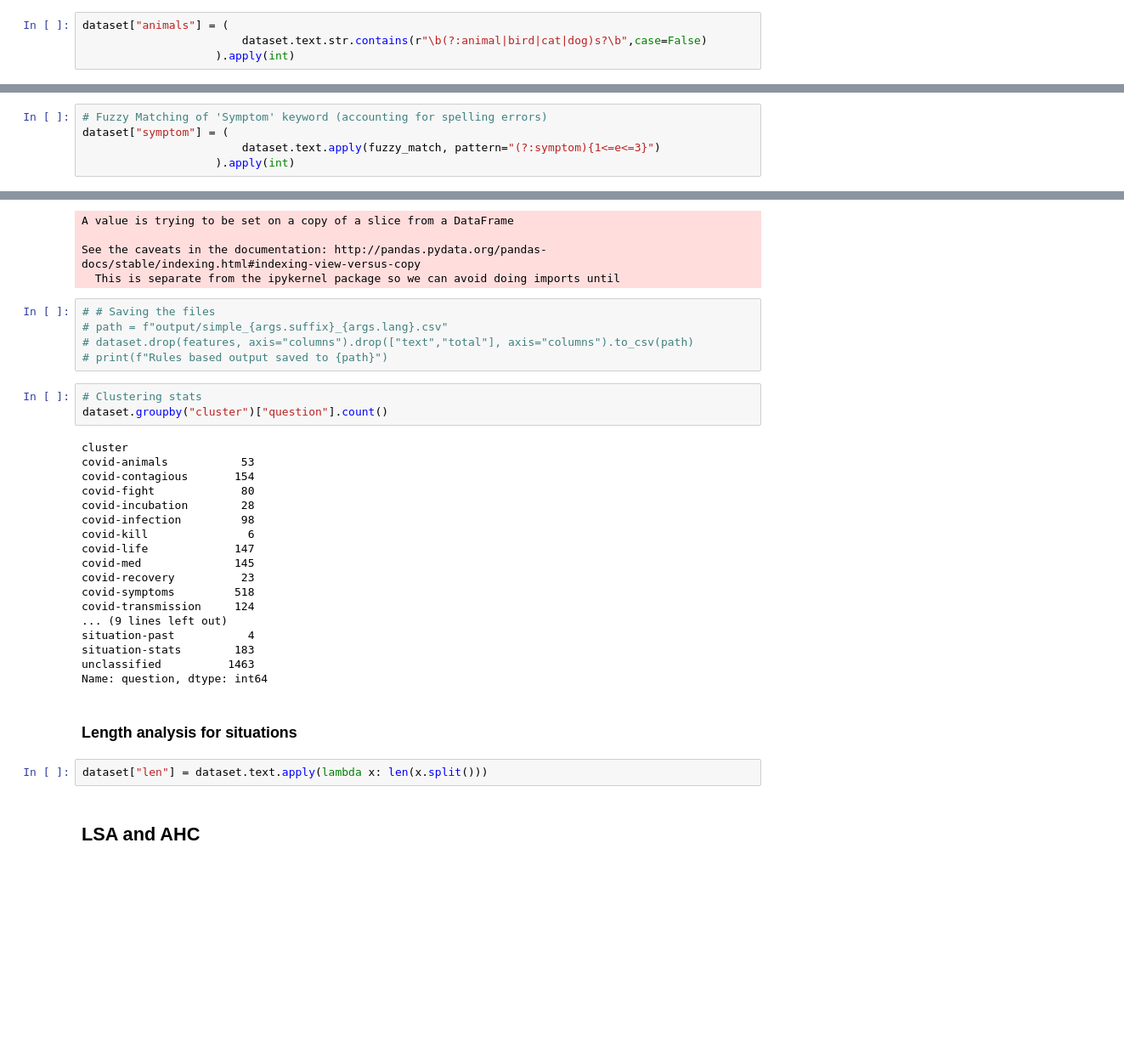
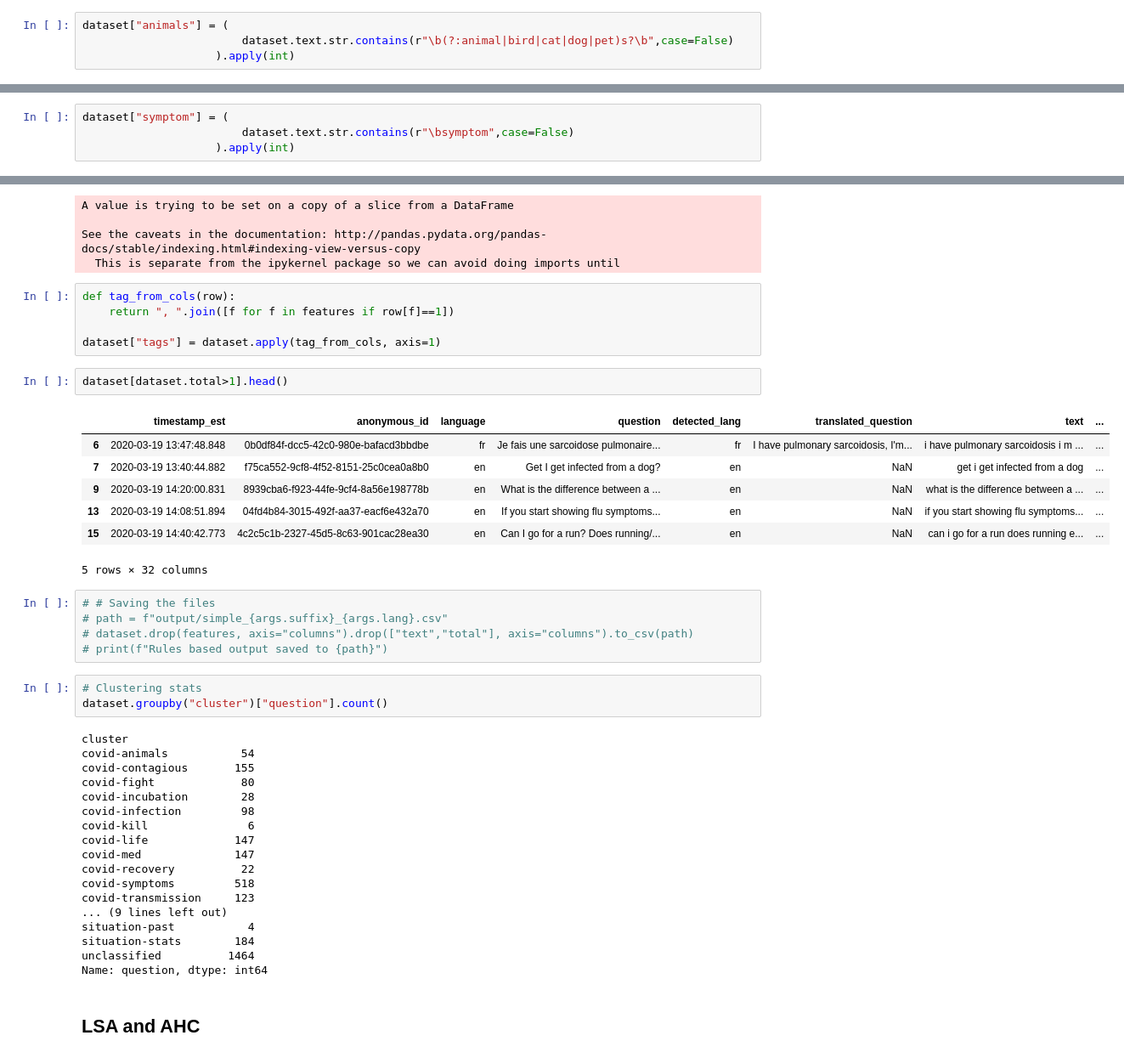
Before and after one commit to dialoguemd-archives/covidfaq, a Jupyter notebook: experiments/QuesSort Pipeline.ipynb, the cells around one changed output, grey strips where cells are left out. Shown at 85% size. Cells and saved outputs as stored; diff of their text form; blank space fills up the shorter version.

```diff
--- a/experiments/QuesSort Pipeline.ipynb
+++ b/experiments/QuesSort Pipeline.ipynb
@@ -295,7 +281,7 @@ dataset["statistics"] = (
                     ).apply(int)
 # %%
 dataset["animals"] = (
-                        dataset.text.str.contains(r"\b(?:animal|bird|cat|dog)s?\b",case=False)
+                        dataset.text.str.contains(r"\b(?:animal|bird|cat|dog|pet)s?\b",case=False)
                     ).apply(int)
 # %%
 dataset["caution"] = (
@@ -438,11 +424,10 @@ dataset["transmission"] = (
                             dataset.text.str.contains("spread",case=False)|
                             dataset.text.apply(fuzzy_match, pattern="(?:airborne){e<=3}")
                         ).apply(int)
-# %%
-# Fuzzy Matching of 'Symptom' keyword (accounting for spelling errors)
-dataset["symptom"] = (
-                        dataset.text.apply(fuzzy_match, pattern="(?:symptom){1<=e<=3}")
-                    ).apply(int)
+# %%
+dataset["symptom"] = (
+                        dataset.text.str.contains(r"\bsymptom",case=False)
+                    ).apply(int)
 # %%
 dataset["about"] = (
                         (
@@ -539,6 +524,21 @@ A value is trying to be set on a copy of a slice from a DataFrame
 
 See the caveats in the documentation: http://pandas.pydata.org/pandas-docs/stable/indexing.html#indexing-view-versus-copy
   This is separate from the ipykernel package so we can avoid doing imports until
+# %%
+def tag_from_cols(row):
+    return ", ".join([f for f in features if row[f]==1])
+
+dataset["tags"] = dataset.apply(tag_from_cols, axis=1)
+# %%
+dataset[dataset.total>1].head()
+# %% [output]
+|  | timestamp_est | anonymous_id | language | question | detected_lang | translated_question | text | ... |
+| 6 | 2020-03-19 13:47:48.848 | 0b0df84f-dcc5-42c0-980e-bafacd3bbdbe | fr | Je fais une sarcoidose pulmonaire... | fr | I have pulmonary sarcoidosis, I'm... | i have pulmonary sarcoidosis i m ... | ... |
+| 7 | 2020-03-19 13:40:44.882 | f75ca552-9cf8-4f52-8151-25c0cea0a8b0 | en | Get I get infected from a dog? | en | NaN | get i get infected from a dog | ... |
+| 9 | 2020-03-19 14:20:00.831 | 8939cba6-f923-44fe-9cf4-8a56e198778b | en | What is the difference between a ... | en | NaN | what is the difference between a ... | ... |
+| 13 | 2020-03-19 14:08:51.894 | 04fd4b84-3015-492f-aa37-eacf6e432a70 | en | If you start showing flu symptoms... | en | NaN | if you start showing flu symptoms... | ... |
+| 15 | 2020-03-19 14:40:42.773 | 4c2c5c1b-2327-45d5-8c63-901cac28ea30 | en | Can I go for a run? Does running/... | en | NaN | can i go for a run does running e... | ... |
+5 rows × 32 columns
 # %%
 # # Saving the files
 # path = f"output/simple_{args.suffix}_{args.lang}.csv"
@@ -549,26 +549,22 @@ See the caveats in the documentation: http://pandas.pydata.org/pandas-docs/stabl
 dataset.groupby("cluster")["question"].count()
 # %% [output]
 cluster
-covid-animals           53
-covid-contagious       154
+covid-animals           54
+covid-contagious       155
 covid-fight             80
 covid-incubation        28
 covid-infection         98
 covid-kill               6
 covid-life             147
-covid-med              145
-covid-recovery          23
+covid-med              147
+covid-recovery          22
 covid-symptoms         518
-covid-transmission     124
+covid-transmission     123
 ... (9 lines left out)
 situation-past           4
-situation-stats        183
-unclassified          1463
+situation-stats        184
+unclassified          1464
 Name: question, dtype: int64
-# %% [markdown]
-### Length analysis for situations
-# %%
-dataset["len"] = dataset.text.apply(lambda x: len(x.split()))
 # %% [markdown]
 ## LSA and AHC
 # %%
```
Also changed, not shown: parts of 14 cells of this notebook, 1 other file.
